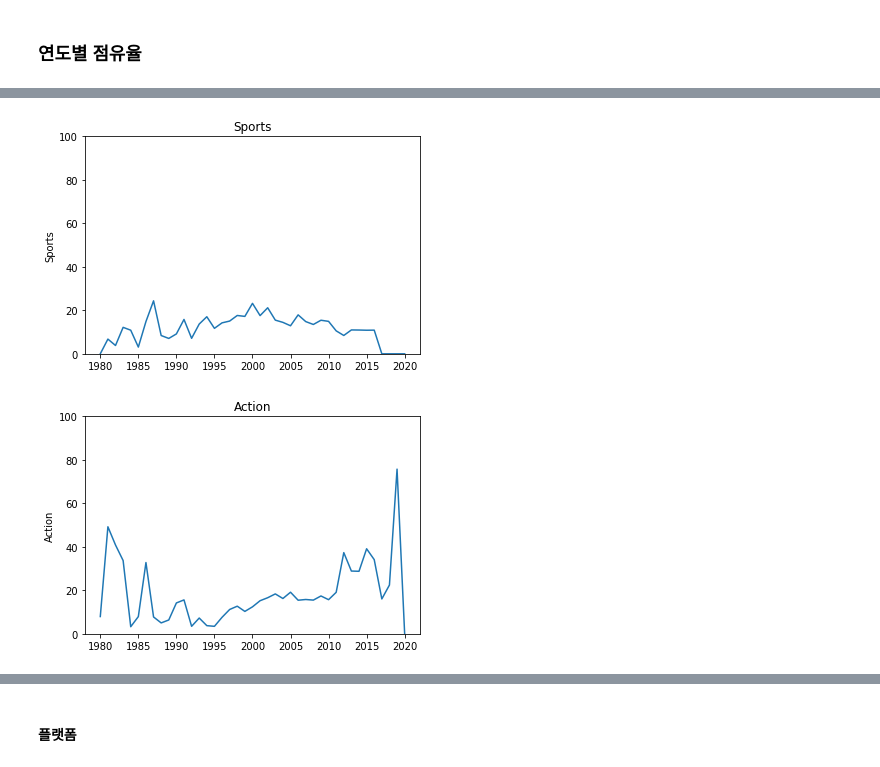
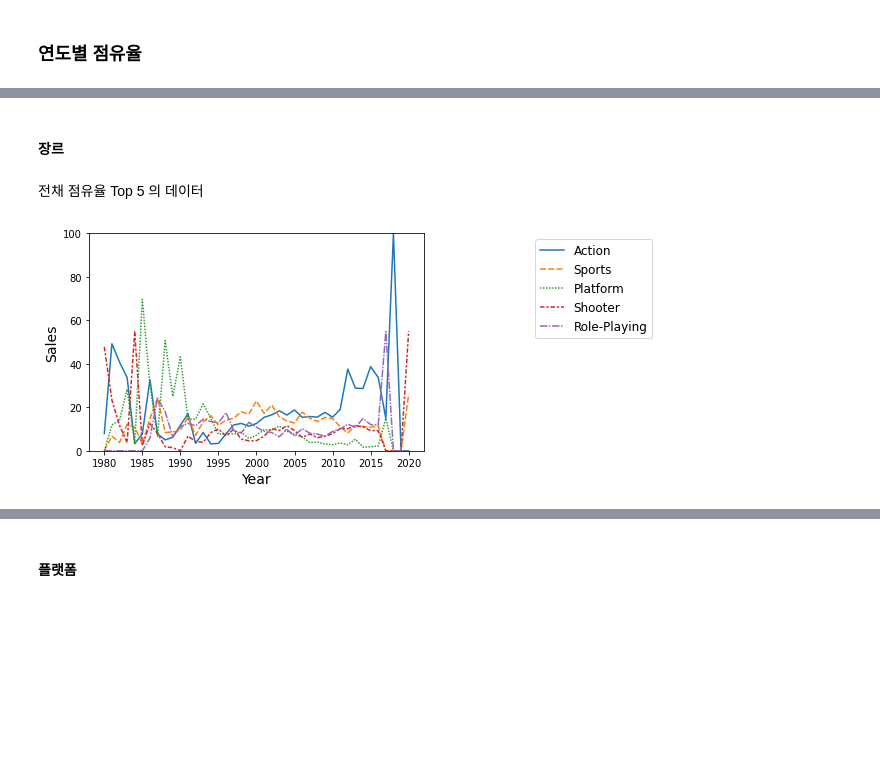
Before and after one commit to clomia/AIB-Section1-Project, a Jupyter notebook: DataAnalysis.ipynb, the cells around one changed output, grey strips where cells are left out. Saved outputs shown, nothing was run; the diff lists cells and outputs as text; code cells hidden in the pictures; blank space fills up the shorter version.

```diff
--- a/DataAnalysis.ipynb
+++ b/DataAnalysis.ipynb
@@ -411,8 +468,8 @@ analysis_result.lineplot(TrendAnalysis.genre,"Strategy") # 전략
-# %%
-analysis_result.lineplot(TrendAnalysis.genre,"Sports") # 스포츠
-# %% [output]
-[figure, removed]
-# %%
-analysis_result.lineplot(TrendAnalysis.genre,"Action") # 액션
-# %% [output]
-[figure, removed]
+# %% [markdown]
+#### 장르
+# %% [markdown]
+전채 점유율 Top 5 의 데이터
+# %%
+analysis_result.lineplot(df=analysis_result.info.top(5).genre.total);
+# %% [output]
+[figure, added]
```
Also changed, not shown: parts of 46 cells of this notebook.
